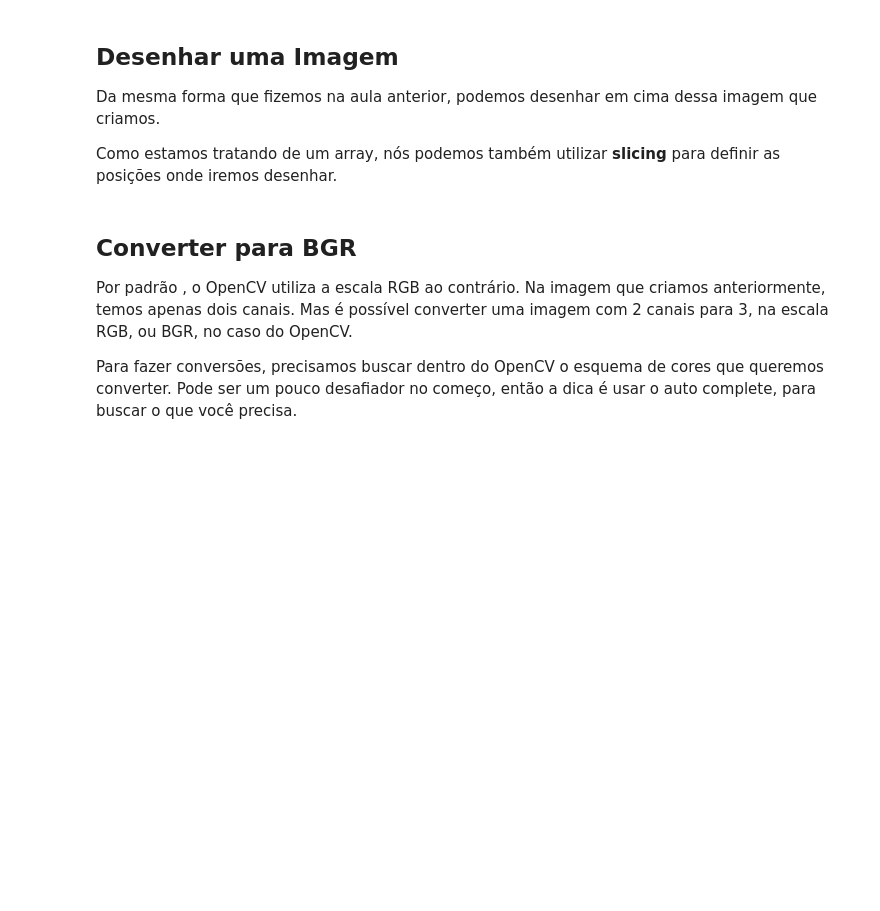
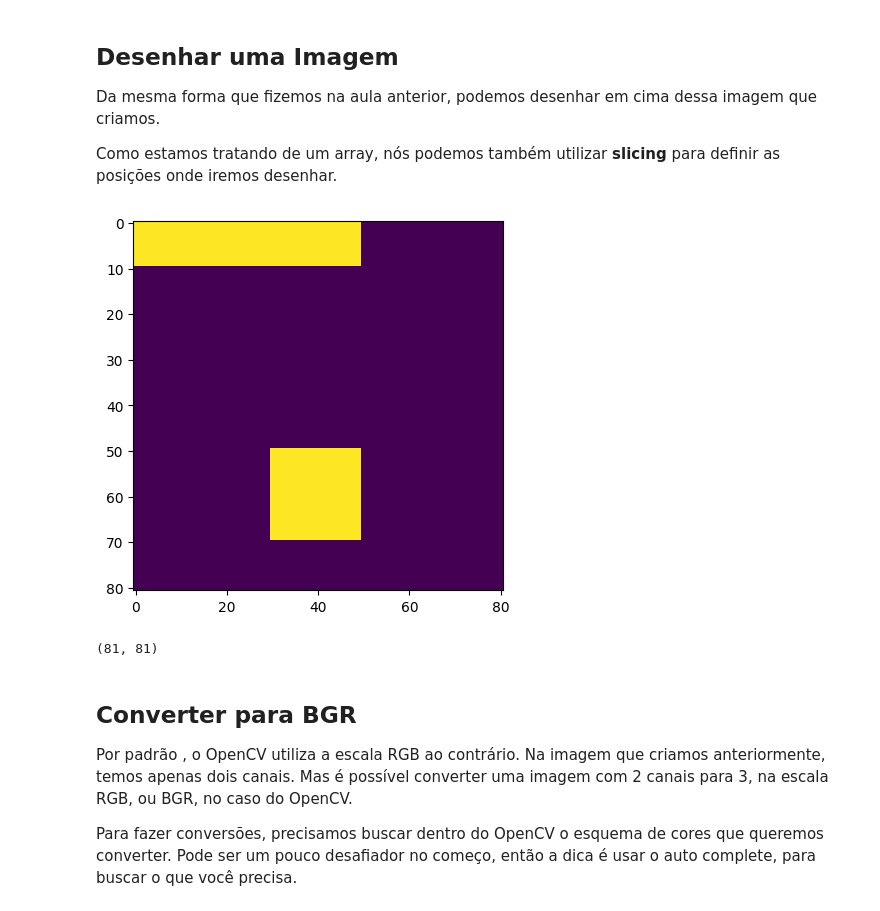
Before and after one commit to coutinhonobre/docker-jupyter-computer-vision, a Jupyter notebook: Aula03/Criando_e_Desenhando_em_Imagens.ipynb, the cells around one changed output. Drawn from its saved outputs; the diff is of its cells as text; code cells hidden in the pictures; blank space fills up the shorter version.

```diff
--- a/Aula03/Criando_e_Desenhando_em_Imagens.ipynb
+++ b/Aula03/Criando_e_Desenhando_em_Imagens.ipynb
@@ -106,12 +110,18 @@ Da mesma forma que fizemos na aula anterior, podemos desenhar em cima dessa imag
 Como estamos tratando de um array, nós podemos também utilizar **slicing** para definir as posições onde iremos desenhar.
 # %%
 # desenhar na imagem
-carlos_image[0:10, 0:50] = 255
-carlos_image[50:70, 30:50] = 255
-cv2_imshow(carlos_image)
+igor_image[0:10, 0:50] = 255
+igor_image[50:70, 30:50] = 255
+#cv2_imshow(igor_image)
+plt.imshow(igor_image)
+plt.show()
+# %% [output]
+[figure, added]
 # %%
 # ver as dimensões
-print(carlos_image.shape)
+print(igor_image.shape)
+# %% [output]
+(81, 81)
 # %% [markdown]
 ## Converter para BGR
 
```
Also changed, not shown: parts of 20 cells of this notebook, 3 other files.
